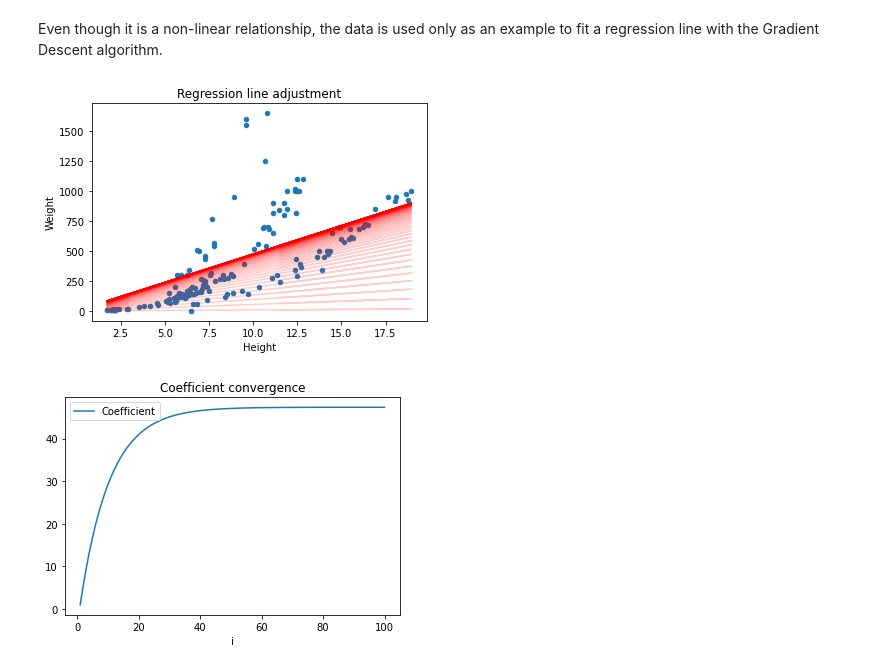
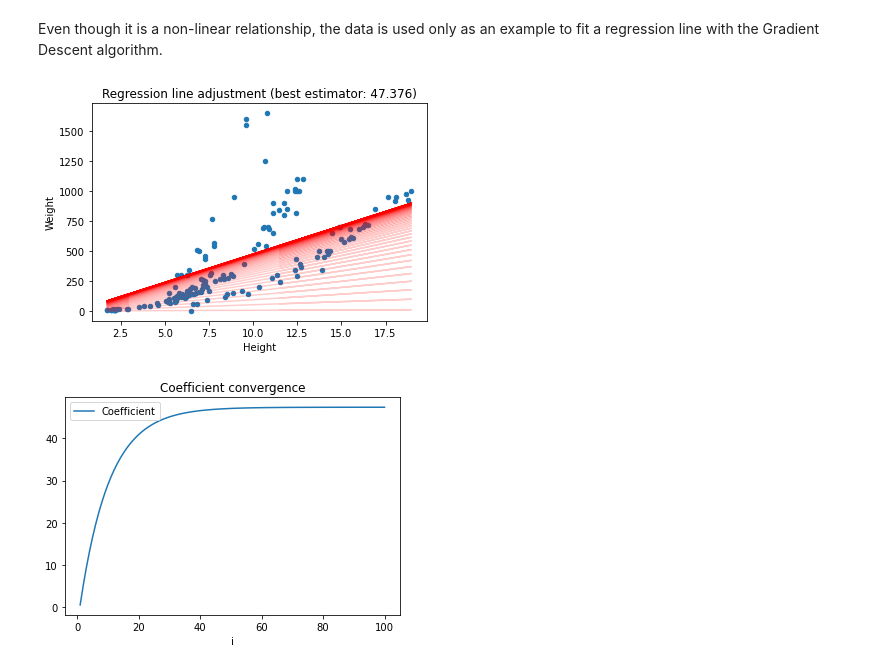
Before and after one commit to VizzottoMatheus/DSalgs, a Jupyter notebook: Regression/Gradient Descent/from_scratch.ipynb, the cells around one changed output. Cells and saved outputs as stored; diff of their text form; code cells hidden in the pictures.

```diff
--- a/Regression/Gradient Descent/from_scratch.ipynb
+++ b/Regression/Gradient Descent/from_scratch.ipynb
@@ -51,16 +51,16 @@ df_estimates = curves(df_sub.Height, thetas)
 # %%
 # FITTED VALUES
 
 df_sub.plot.scatter("Height", "Weight")
 
-for col in df_y.columns:
-    plt.plot(df_sub.Height, df_y[col], color = "r", alpha = 0.2)
+for col in df_estimates.columns:
+    plt.plot(df_sub.Height, df_estimates[col], color = "r", alpha = 0.2)
 
-plt.title("Regression line adjustment")
+plt.title(f"Regression line adjustment (best estimator: {round(thetas[-1],3)})")
 
 plt.show()
 # %% [output]
-[figure, old version]
+[figure, new version]
 # %%
 # CHECKS THE CONVERGENCE OF THE COEFFICIENT
 
```
